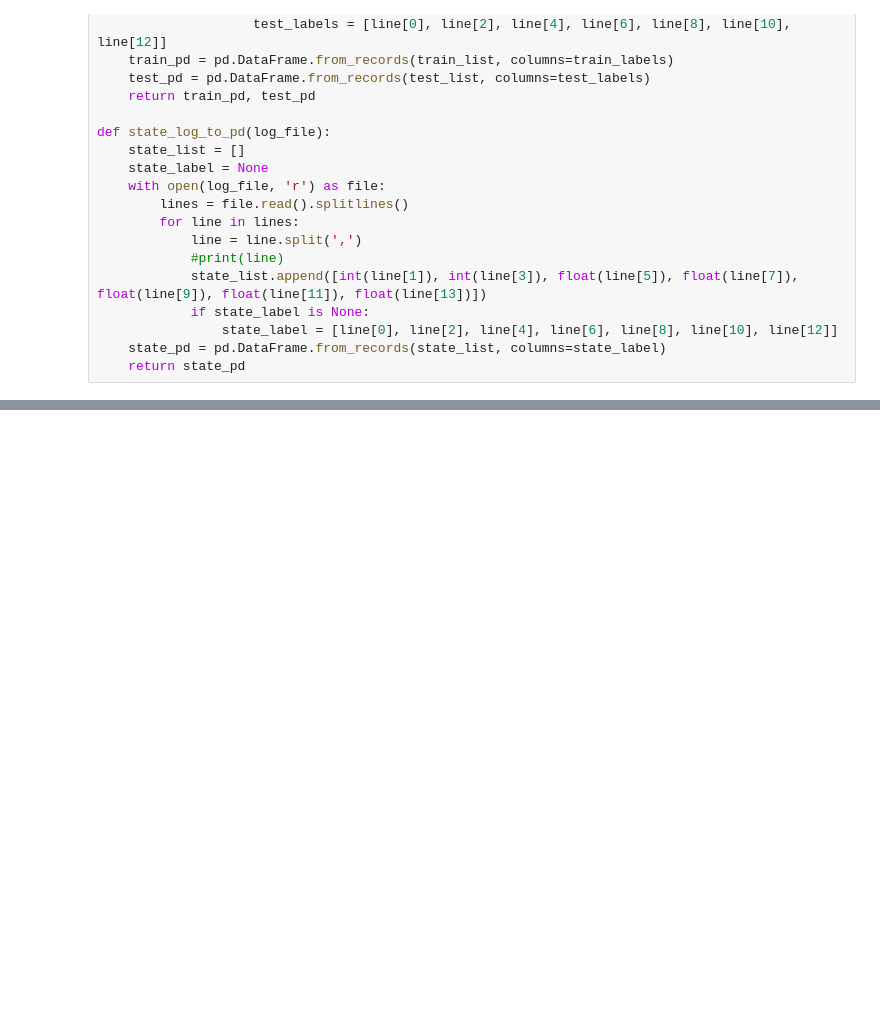
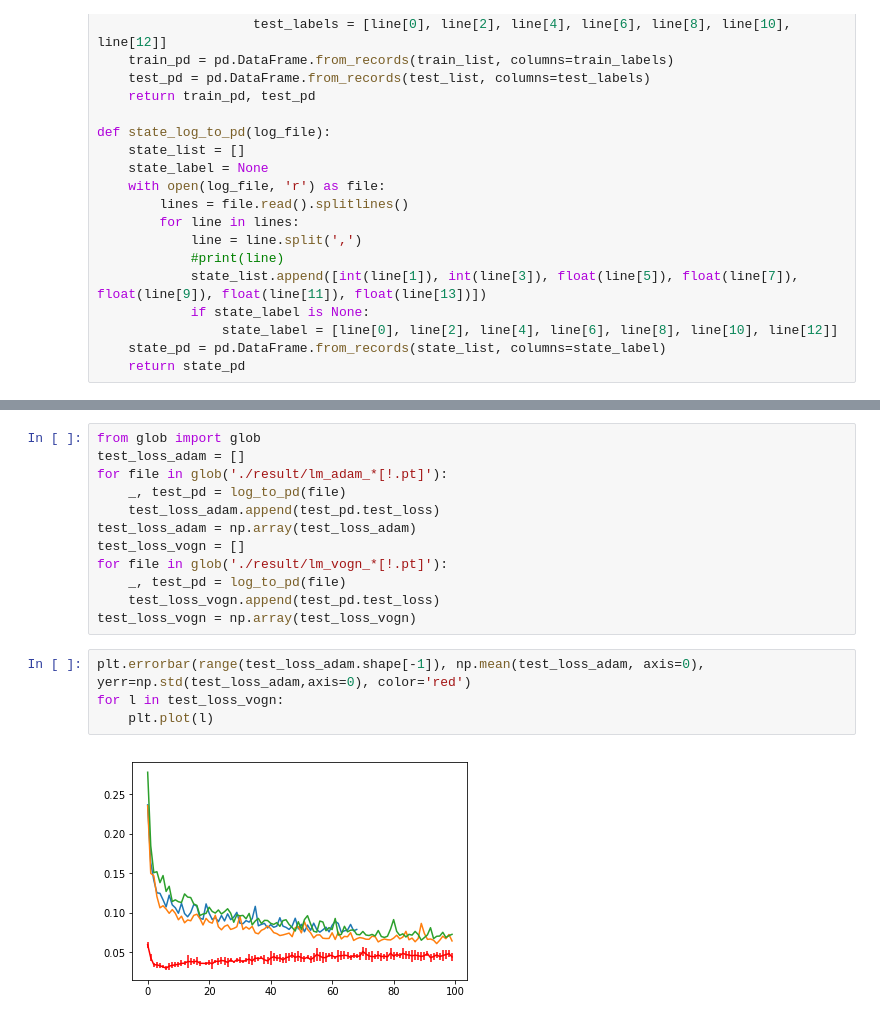
Before and after one commit to sponde25/pytorch-classification, a Jupyter notebook: Visualize Logs.ipynb, the cells around one changed output, grey strips where cells are left out. Drawn from its saved outputs; the diff is of its cells as text; blank space fills up the shorter version.

```diff
--- a/Visualize Logs.ipynb
+++ b/Visualize Logs.ipynb
@@ -78,0 +65,18 @@ plt.plot(vogn1_state.prec_mean[:1000])
+# %%
+from glob import glob
+test_loss_adam = []
+for file in glob('./result/lm_adam_*[!.pt]'):
+    _, test_pd = log_to_pd(file)
+    test_loss_adam.append(test_pd.test_loss)
+test_loss_adam = np.array(test_loss_adam)
+test_loss_vogn = []
+for file in glob('./result/lm_vogn_*[!.pt]'):
+    _, test_pd = log_to_pd(file)
+    test_loss_vogn.append(test_pd.test_loss)
+test_loss_vogn = np.array(test_loss_vogn)
+# %%
+plt.errorbar(range(test_loss_adam.shape[-1]), np.mean(test_loss_adam, axis=0), yerr=np.std(test_loss_adam,axis=0), color='red')
+for l in test_loss_vogn:
+    plt.plot(l)
+# %% [output]
+[figure, added]
```
Also changed, not shown: parts of 8 cells of this notebook.
